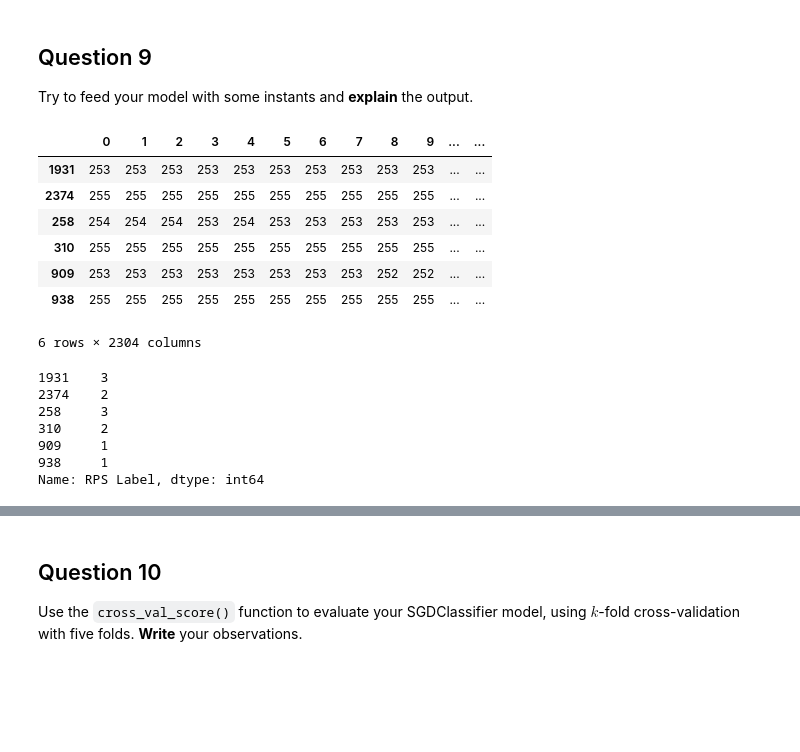
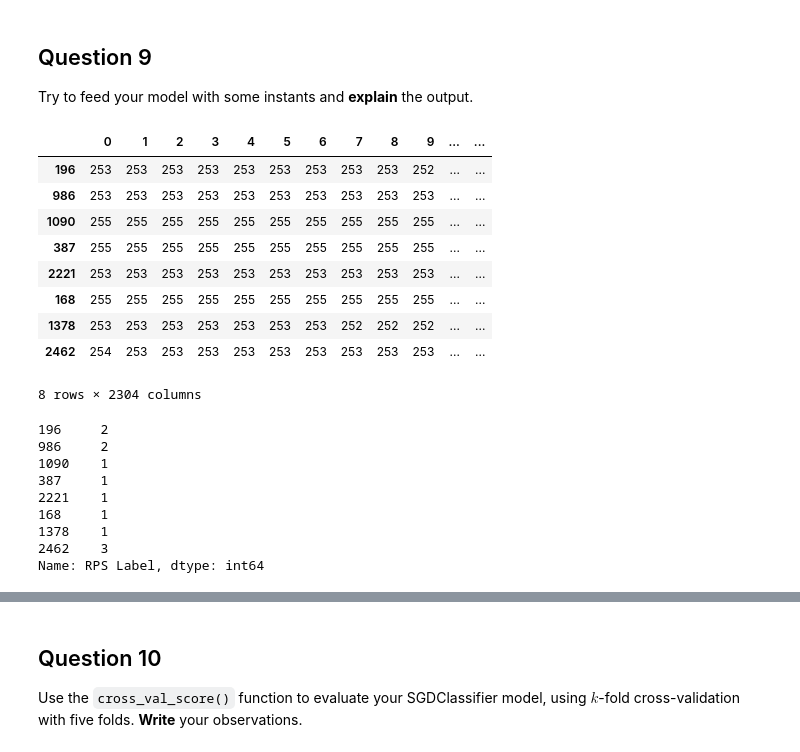
Before and after one commit to RochX/comp486-assignments, a Jupyter notebook: assignment3/assignment3.ipynb, the cells around one changed output, grey strips where cells are left out. Cells and saved outputs as stored; diff of their text form; code cells hidden in the pictures; blank space fills up the shorter version.

```diff
--- a/assignment3/assignment3.ipynb
+++ b/assignment3/assignment3.ipynb
@@ -235,27 +234,31 @@ SGDClassifier(random_state=42)
 # %% [markdown]
 ## Question 9
 Try to feed your model with some instants and **explain** the output.
-# %%
-rpsTrainingPredictors[:6]
-# %% [output]
-|  | 0 | 1 | 2 | 3 | 4 | 5 | 6 | 7 | 8 | 9 | ... | ... |
-| 1931 | 253 | 253 | 253 | 253 | 253 | 253 | 253 | 253 | 253 | 253 | ... | ... |
-| 2374 | 255 | 255 | 255 | 255 | 255 | 255 | 255 | 255 | 255 | 255 | ... | ... |
-| 258 | 254 | 254 | 254 | 253 | 254 | 253 | 253 | 253 | 253 | 253 | ... | ... |
-| 310 | 255 | 255 | 255 | 255 | 255 | 255 | 255 | 255 | 255 | 255 | ... | ... |
-| 909 | 253 | 253 | 253 | 253 | 253 | 253 | 253 | 253 | 252 | 252 | ... | ... |
-| 938 | 255 | 255 | 255 | 255 | 255 | 255 | 255 | 255 | 255 | 255 | ... | ... |
-6 rows × 2304 columns
-# %%
-rpsTrainingLabels[:6]
-# %% [output]
-1931    3
-2374    2
-258     3
-310     2
-909     1
-938     1
-Name: RPS Label, dtype: int64
+# %%
+rps_training_predictors[:8]
+# %% [output]
+|  | 0 | 1 | 2 | 3 | 4 | 5 | 6 | 7 | 8 | 9 | ... | ... |
+| 196 | 253 | 253 | 253 | 253 | 253 | 253 | 253 | 253 | 253 | 252 | ... | ... |
+| 986 | 253 | 253 | 253 | 253 | 253 | 253 | 253 | 253 | 253 | 253 | ... | ... |
+| 1090 | 255 | 255 | 255 | 255 | 255 | 255 | 255 | 255 | 255 | 255 | ... | ... |
+| 387 | 255 | 255 | 255 | 255 | 255 | 255 | 255 | 255 | 255 | 255 | ... | ... |
+| 2221 | 253 | 253 | 253 | 253 | 253 | 253 | 253 | 253 | 253 | 253 | ... | ... |
+| 168 | 255 | 255 | 255 | 255 | 255 | 255 | 255 | 255 | 255 | 255 | ... | ... |
+| 1378 | 253 | 253 | 253 | 253 | 253 | 253 | 253 | 252 | 252 | 252 | ... | ... |
+| 2462 | 254 | 253 | 253 | 253 | 253 | 253 | 253 | 253 | 253 | 253 | ... | ... |
+8 rows × 2304 columns
+# %%
+rps_training_labels[:8]
+# %% [output]
+196     2
+986     2
+1090    1
+387     1
+2221    1
+168     1
+1378    1
+2462    3
+Name: RPS Label, dtype: int64
 # %%
 import matplotlib.pyplot as plt
 
```
Also changed, not shown: parts of 21 cells of this notebook.
